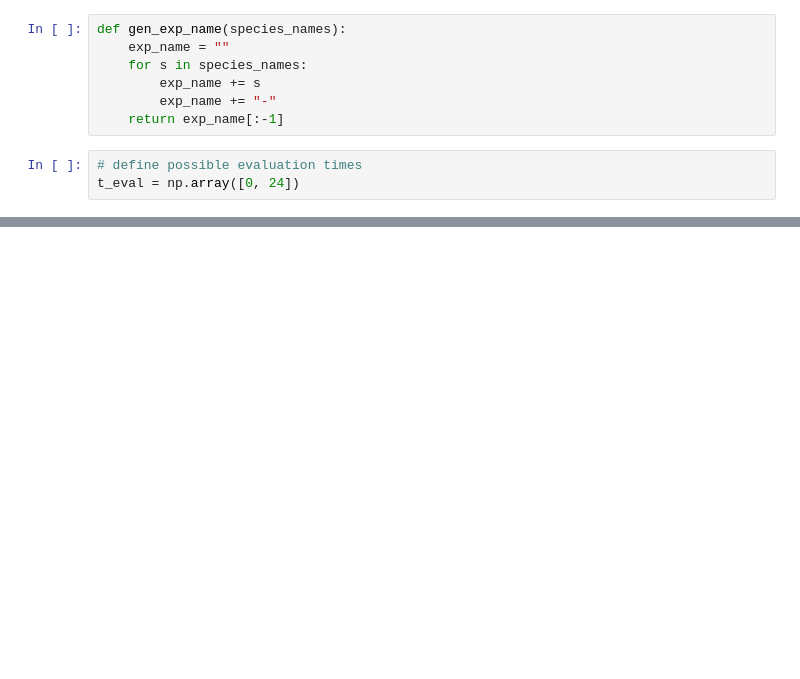
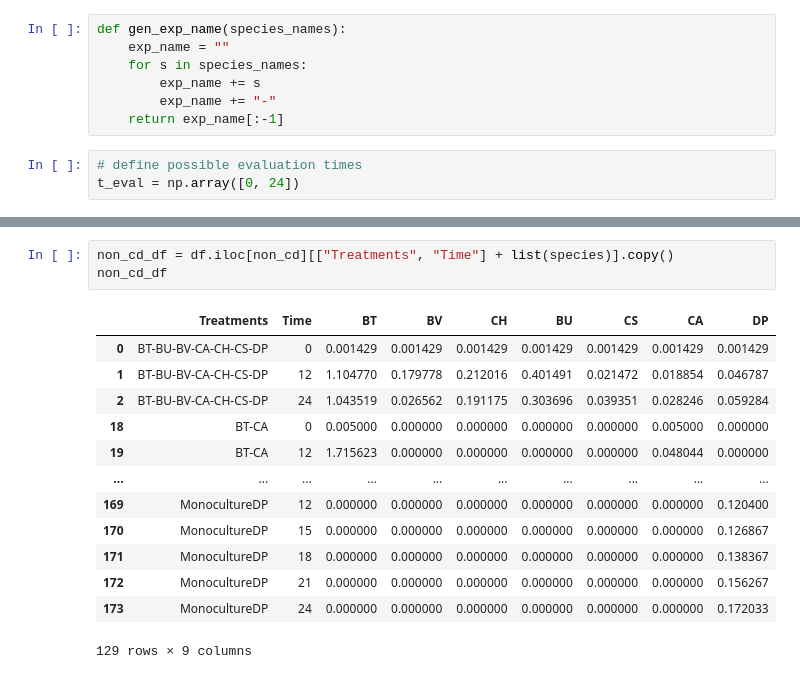
Before and after one commit to VenturelliLab/Sulaiman_et_al_2024, a Jupyter notebook: exp2/Design Experiments.ipynb, the cells around one changed output, grey strips where cells are left out. Cells and saved outputs as stored; diff of their text form; blank space fills up the shorter version.

```diff
--- a/exp2/Design Experiments.ipynb
+++ b/exp2/Design Experiments.ipynb
@@ -121,0 +140,17 @@ designs/DSM_design.csv 31
+# %%
+non_cd_df = df.iloc[non_cd][["Treatments", "Time"] + list(species)].copy()
+non_cd_df
+# %% [output]
+|  | Treatments | Time | BT | BV | CH | BU | CS | CA | DP |
+| 0 | BT-BU-BV-CA-CH-CS-DP | 0 | 0.001429 | 0.001429 | 0.001429 | 0.001429 | 0.001429 | 0.001429 | 0.001429 |
+| 1 | BT-BU-BV-CA-CH-CS-DP | 12 | 1.104770 | 0.179778 | 0.212016 | 0.401491 | 0.021472 | 0.018854 | 0.046787 |
+| 2 | BT-BU-BV-CA-CH-CS-DP | 24 | 1.043519 | 0.026562 | 0.191175 | 0.303696 | 0.039351 | 0.028246 | 0.059284 |
+| 18 | BT-CA | 0 | 0.005000 | 0.000000 | 0.000000 | 0.000000 | 0.000000 | 0.005000 | 0.000000 |
+| 19 | BT-CA | 12 | 1.715623 | 0.000000 | 0.000000 | 0.000000 | 0.000000 | 0.048044 | 0.000000 |
+| ... | ... | ... | ... | ... | ... | ... | ... | ... | ... |
+| 169 | MonocultureDP | 12 | 0.000000 | 0.000000 | 0.000000 | 0.000000 | 0.000000 | 0.000000 | 0.120400 |
+| 170 | MonocultureDP | 15 | 0.000000 | 0.000000 | 0.000000 | 0.000000 | 0.000000 | 0.000000 | 0.126867 |
+| 171 | MonocultureDP | 18 | 0.000000 | 0.000000 | 0.000000 | 0.000000 | 0.000000 | 0.000000 | 0.138367 |
+| 172 | MonocultureDP | 21 | 0.000000 | 0.000000 | 0.000000 | 0.000000 | 0.000000 | 0.000000 | 0.156267 |
+| 173 | MonocultureDP | 24 | 0.000000 | 0.000000 | 0.000000 | 0.000000 | 0.000000 | 0.000000 | 0.172033 |
+129 rows × 9 columns
```
Also changed, not shown: parts of 7 cells of this notebook, 35 other files.
